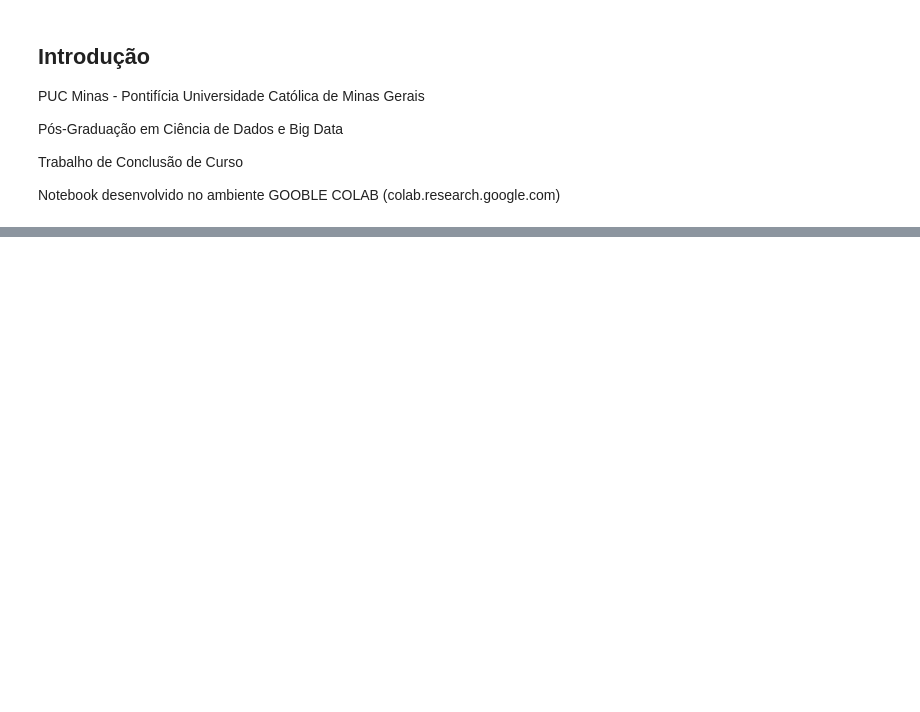
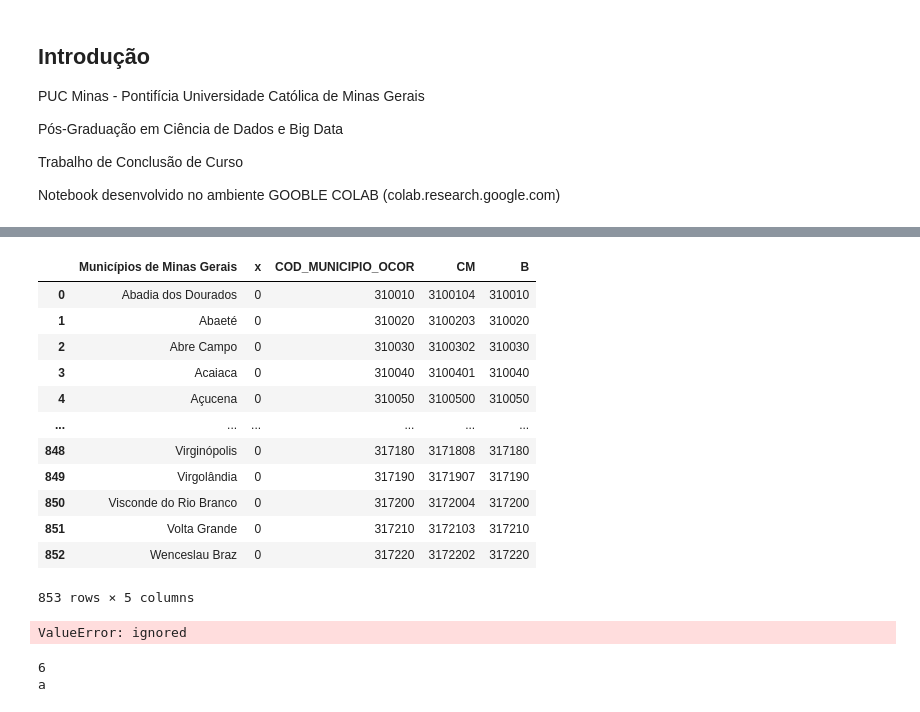
Before and after one commit to drianc/TCC-PUC-MINAS, a Jupyter notebook: TCC_Ciencia_Dados_PUC_Minas.ipynb, the cells around one changed output, grey strips where cells are left out. Saved outputs shown, nothing was run; the diff lists cells and outputs as text; code cells hidden in the pictures; blank space fills up the shorter version.

```diff
--- a/TCC_Ciencia_Dados_PUC_Minas.ipynb
+++ b/TCC_Ciencia_Dados_PUC_Minas.ipynb
@@ -30,0 +223,37 @@ pd.set_option('precision',2)
+# %%
+df_ibge_mg = df_ibge_mg.drop(columns=['Códigos'])
+df_ibge_mg
+# %% [output]
+|  | Municípios de Minas Gerais | x | COD_MUNICIPIO_OCOR | CM | B |
+| 0 | Abadia dos Dourados | 0 | 310010 | 3100104 | 310010 |
+| 1 | Abaeté | 0 | 310020 | 3100203 | 310020 |
+| 2 | Abre Campo | 0 | 310030 | 3100302 | 310030 |
+| 3 | Acaiaca | 0 | 310040 | 3100401 | 310040 |
+| 4 | Açucena | 0 | 310050 | 3100500 | 310050 |
+| ... | ... | ... | ... | ... | ... |
+| 848 | Virginópolis | 0 | 317180 | 3171808 | 317180 |
+| 849 | Virgolândia | 0 | 317190 | 3171907 | 317190 |
+| 850 | Visconde do Rio Branco | 0 | 317200 | 3172004 | 317200 |
+| 851 | Volta Grande | 0 | 317210 | 3172103 | 317210 |
+| 852 | Wenceslau Braz | 0 | 317220 | 3172202 | 317220 |
+853 rows × 5 columns
+# %%
+# Realizar o merge Dataframe df_Mort_2019_alt e df_cid_alt
+df_morte_2019_MG = pd.merge(df_Mort_2019_alt, df_ibge_mg, on='COD_MUNICIPIO_OCOR')
+
+#DataFrame meger
+print(df_morte_2019_MG)
+# %% [output]
+ValueError: ignored
+# %%
+fruta = "Banana"
+print(len(fruta))
+
+
+fruta = "Banana"
+sz = len(fruta)
+lastch = fruta[sz-1]
+print(lastch)
+# %% [output]
+6
+a
```
Also changed, not shown: parts of 16 cells of this notebook.
